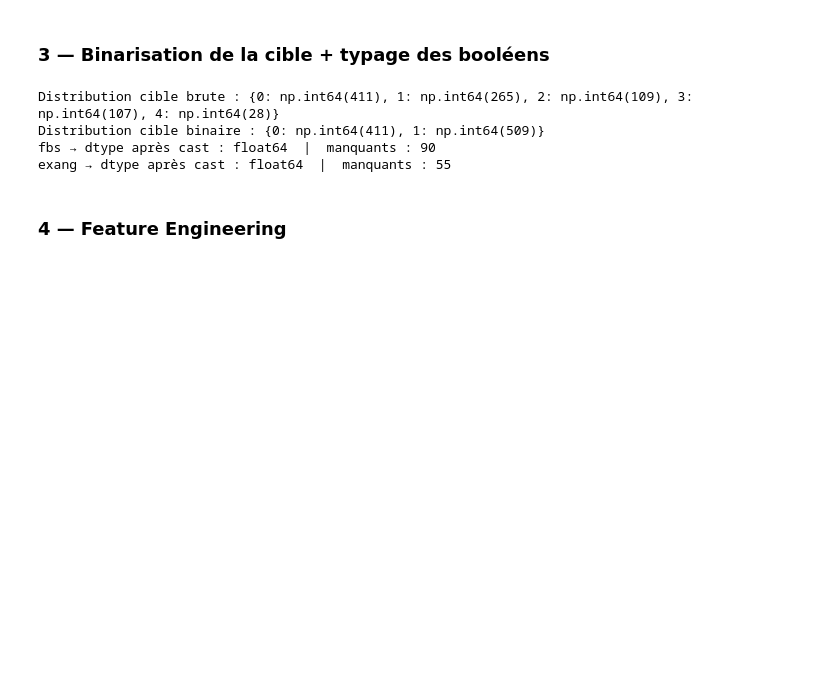
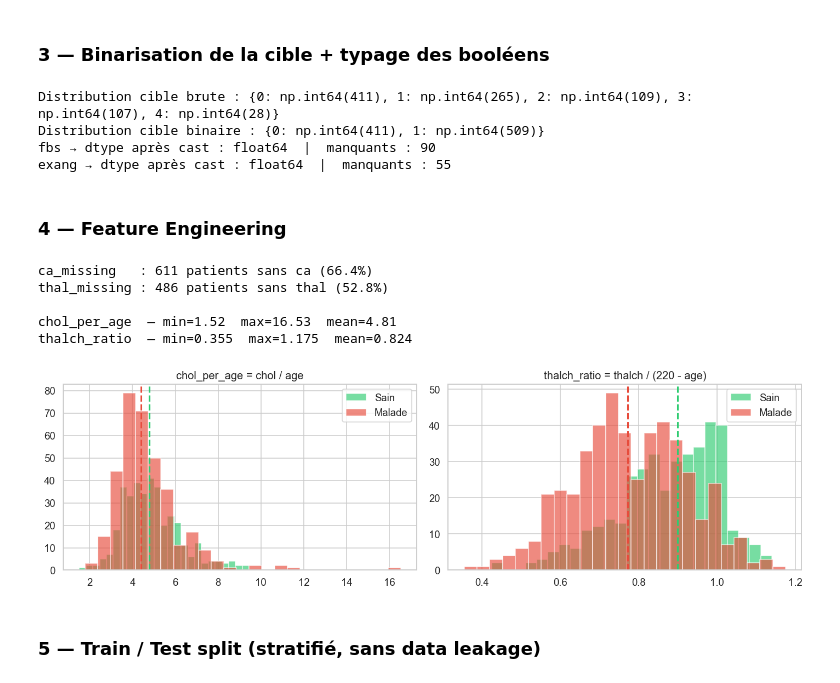
Before and after one commit to bijigunerachid/heart-disease-ml-dl-project, a Jupyter notebook: notebooks/02_preprocessing.ipynb, the cells around one changed output. Saved outputs shown, nothing was run; the diff lists cells and outputs as text; code cells hidden in the pictures; blank space fills up the shorter version.

Commit message:
add feature engineering (missing flags + clinical ratios)

```diff
--- a/notebooks/02_preprocessing.ipynb
+++ b/notebooks/02_preprocessing.ipynb
@@ -90,3 +90,44 @@ fbs → dtype après cast : float64  |  manquants : 90
 exang → dtype après cast : float64  |  manquants : 55
 # %% [markdown]
 ### 4 — Feature Engineering
+# %%
+# Flags manque AVANT imputation (sinon perte d'information)
+df['ca_missing']   = df['ca'].isna().astype(int)
+df['thal_missing'] = df['thal'].isna().astype(int)
+
+print(f'ca_missing   : {df["ca_missing"].sum()} patients sans ca ({df["ca_missing"].mean():.1%})')
+print(f'thal_missing : {df["thal_missing"].sum()} patients sans thal ({df["thal_missing"].mean():.1%})')
+
+# Features dérivées cliniques
+df['chol_per_age'] = df['chol'] / df['age']
+df['thalch_ratio'] = df['thalch'] / (220 - df['age']).clip(lower=1)
+
+print(f'\nchol_per_age  — min={df["chol_per_age"].min():.2f}  max={df["chol_per_age"].max():.2f}  mean={df["chol_per_age"].mean():.2f}')
+print(f'thalch_ratio  — min={df["thalch_ratio"].min():.3f}  max={df["thalch_ratio"].max():.3f}  mean={df["thalch_ratio"].mean():.3f}')
+
+# Visualisation des nouvelles features
+fig, axes = plt.subplots(1, 2, figsize=(13, 4))
+
+for ax, col, title in [
+    (axes[0], 'chol_per_age', 'chol_per_age = chol / age'),
+    (axes[1], 'thalch_ratio', 'thalch_ratio = thalch / (220 - age)')
+]:
+    for val, label, color in [(0,'Sain','#2ecc71'), (1,'Malade','#e74c3c')]:
+        subset = df[df[TARGET] == val][col].dropna()
+        ax.hist(subset, bins=25, alpha=0.65, color=color, label=label, edgecolor='white')
+        ax.axvline(subset.median(), color=color, linestyle='--', linewidth=2)  # médiane
+    ax.set_title(title)
+    ax.legend()
+
+plt.tight_layout()
+plt.savefig(FIGS_PATH / '09_new_features.png', dpi=150, bbox_inches='tight')
+plt.show()
+# %% [output]
+ca_missing   : 611 patients sans ca (66.4%)
+thal_missing : 486 patients sans thal (52.8%)
+
+chol_per_age  — min=1.52  max=16.53  mean=4.81
+thalch_ratio  — min=0.355  max=1.175  mean=0.824
+[figure, added]
+# %% [markdown]
+### 5 — Train / Test split (stratifié, sans data leakage)
```
